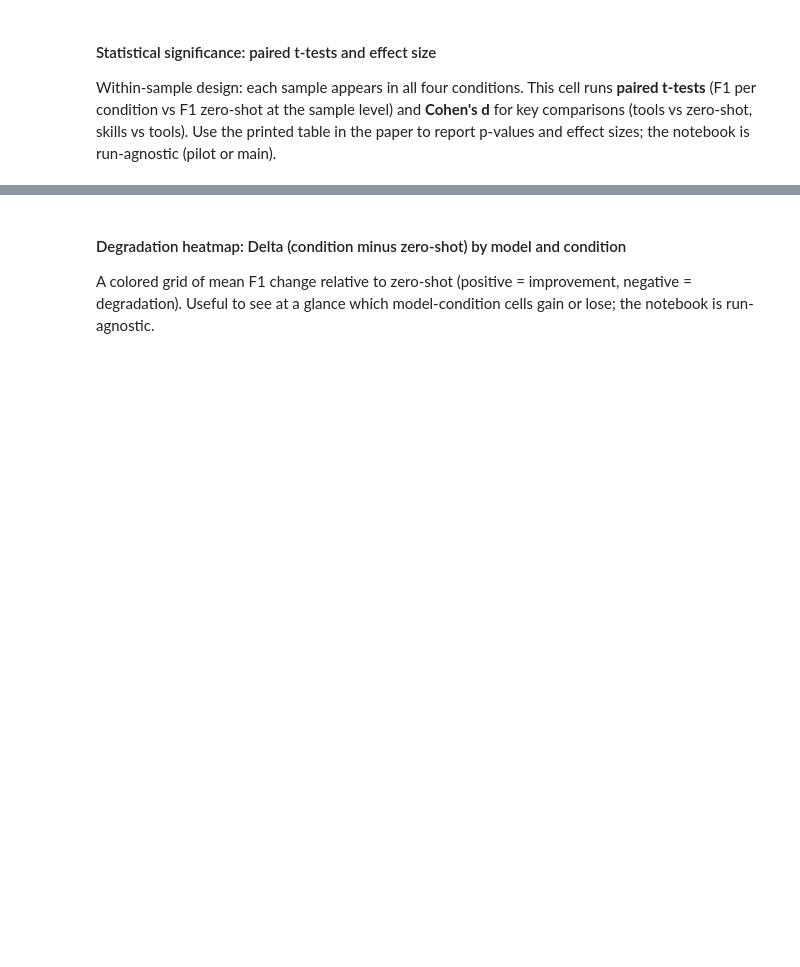
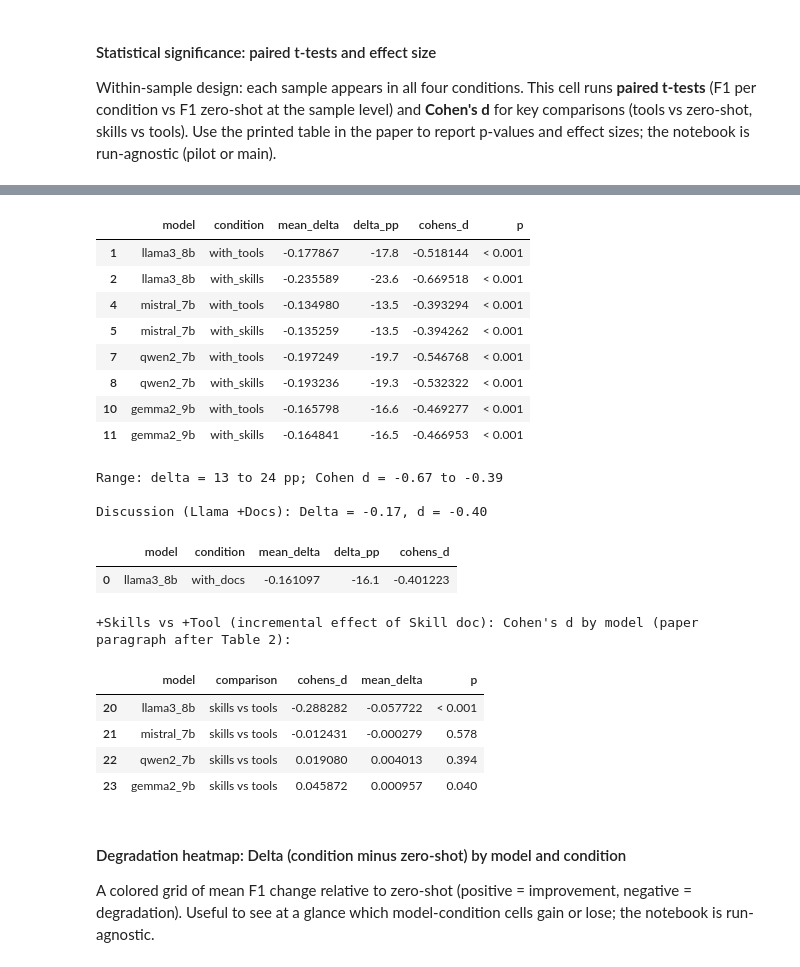
Before and after one commit to EdyVision/pii-skills-ablation-study, a Jupyter notebook: notebooks/03_analyses_main.ipynb, the cells around one changed output, grey strips where cells are left out. Cells and saved outputs as stored; diff of their text form; code cells hidden in the pictures; blank space fills up the shorter version.

Commit message:
Added nb output sections to support paper

```diff
--- a/notebooks/03_analyses_main.ipynb
+++ b/notebooks/03_analyses_main.ipynb
@@ -1005,3 +1158,15 @@ display(summary)
+# %%
+# Tool executions per model (with_tools + with_skills); source for paper "Mistral completed 3,998/4,000"
+tool_conditions = summary[summary["condition"].isin(["with_tools", "with_skills"])]
+tool_per_model = tool_conditions.groupby("model")["tool_calls"].sum()
+n_samples = 2000
+n_conditions = 2
+denom = n_samples * n_conditions
+print("Tool executions (tool_calls) per model over with_tools + with_skills:")
+for model in tool_per_model.index:
+    count = int(tool_per_model[model])
+    print(f"  {model}: {count:,}/{denom:,}")
+print(f"\n(Paper: 'Mistral completed 3,998/4,000' comes from mistral_7b total above.)")
 # %% [markdown]
 #### Per-item F1 distribution
 
@@ -1528,6 +1675,70 @@ Paired t-tests and Cohen's d for all pairwise comparisons; mean_delta and % impr
 | 21 | mistral_7b | skills vs tools | skills vs tools | -0.556 | 0.5783 | -0.012 | 2000 | -0.000 | 1.6% |
 | 22 | qwen2_7b | skills vs tools | skills vs tools | 0.853 | 0.3936 | 0.019 | 2000 | 0.004 | 26.6% |
 | 23 | gemma2_9b | skills vs tools | skills vs tools | 2.051 | 0.0404 | 0.046 | 2000 | 0.001 | 1.3% |
+# %%
+# Mean deltas and the difference in percentage points
+def format_p(p_series):
+    return p_series.apply(lambda p: "< 0.001" if p < 0.001 else f"{p:.3f}")
+
+
+vs_zs = df_stats[df_stats["comparison"].str.contains("vs zero_shot", na=False)].copy()
+vs_zs["delta_pp"] = (vs_zs["mean_delta"] * 100).round(1)
+vs_zs = vs_zs[["model", "condition", "mean_delta", "delta_pp", "cohens_d", "p"]]
+tool_skills = vs_zs[vs_zs["condition"].isin(["with_tools", "with_skills"])].copy()
+tool_skills_display = tool_skills.copy()
+tool_skills_display["p"] = format_p(tool_skills_display["p"])
+
+display(tool_skills_display)
+
+pp_min = (tool_skills["mean_delta"] * 100).abs().min()
+pp_max = (tool_skills["mean_delta"] * 100).abs().max()
+d_min = tool_skills["cohens_d"].min()
+d_max = tool_skills["cohens_d"].max()
+
+print(
+    f"Range: delta = {pp_min:.0f} to {pp_max:.0f} pp; Cohen d = {d_min:.2f} to {d_max:.2f}"
+)
+
+llama_docs = vs_zs[
+    (vs_zs["model"] == "llama3_8b") & (vs_zs["condition"] == "with_docs")
+]
+if len(llama_docs) > 0:
+    print("\nDiscussion (Llama +Docs): Delta = -0.17, d = -0.40")
+    display(llama_docs[["model", "condition", "mean_delta", "delta_pp", "cohens_d"]])
+
+# Results: "incremental effect of adding the Skill document... Cohen's d of -0.29 (Llama), -0.01 (Mistral), +0.02 (Qwen), +0.05 (Gemma)"
+# Source: same df_stats table, rows for comparison "skills vs tools" (paired F1: with_skills vs with_tools)
+skills_vs_tool = df_stats[df_stats["comparison"] == "skills vs tools"][
+    ["model", "comparison", "cohens_d", "mean_delta", "p"]
+].copy()
+if len(skills_vs_tool) > 0:
+    skills_vs_tool_display = skills_vs_tool.copy()
+    skills_vs_tool_display["p"] = format_p(skills_vs_tool_display["p"])
+    print(
+        "\n+Skills vs +Tool (incremental effect of Skill doc): Cohen's d by model (paper paragraph after Table 2):"
+    )
+    display(skills_vs_tool_display)
+# %% [output]
+|  | model | condition | mean_delta | delta_pp | cohens_d | p |
+| 1 | llama3_8b | with_tools | -0.177867 | -17.8 | -0.518144 | < 0.001 |
+| 2 | llama3_8b | with_skills | -0.235589 | -23.6 | -0.669518 | < 0.001 |
+| 4 | mistral_7b | with_tools | -0.134980 | -13.5 | -0.393294 | < 0.001 |
+| 5 | mistral_7b | with_skills | -0.135259 | -13.5 | -0.394262 | < 0.001 |
+| 7 | qwen2_7b | with_tools | -0.197249 | -19.7 | -0.546768 | < 0.001 |
+| 8 | qwen2_7b | with_skills | -0.193236 | -19.3 | -0.532322 | < 0.001 |
+| 10 | gemma2_9b | with_tools | -0.165798 | -16.6 | -0.469277 | < 0.001 |
+| 11 | gemma2_9b | with_skills | -0.164841 | -16.5 | -0.466953 | < 0.001 |
+Range: delta = 13 to 24 pp; Cohen d = -0.67 to -0.39
+
+Discussion (Llama +Docs): Delta = -0.17, d = -0.40
+|  | model | condition | mean_delta | delta_pp | cohens_d |
+| 0 | llama3_8b | with_docs | -0.161097 | -16.1 | -0.401223 |
++Skills vs +Tool (incremental effect of Skill doc): Cohen's d by model (paper paragraph after Table 2):
+|  | model | comparison | cohens_d | mean_delta | p |
+| 20 | llama3_8b | skills vs tools | -0.288282 | -0.057722 | < 0.001 |
+| 21 | mistral_7b | skills vs tools | -0.012431 | -0.000279 | 0.578 |
+| 22 | qwen2_7b | skills vs tools | 0.019080 | 0.004013 | 0.394 |
+| 23 | gemma2_9b | skills vs tools | 0.045872 | 0.000957 | 0.040 |
 # %% [markdown]
 #### Degradation heatmap: Delta (condition minus zero-shot) by model and condition
 
```
Also changed, not shown: parts of 15 cells of this notebook, 3 other files.
